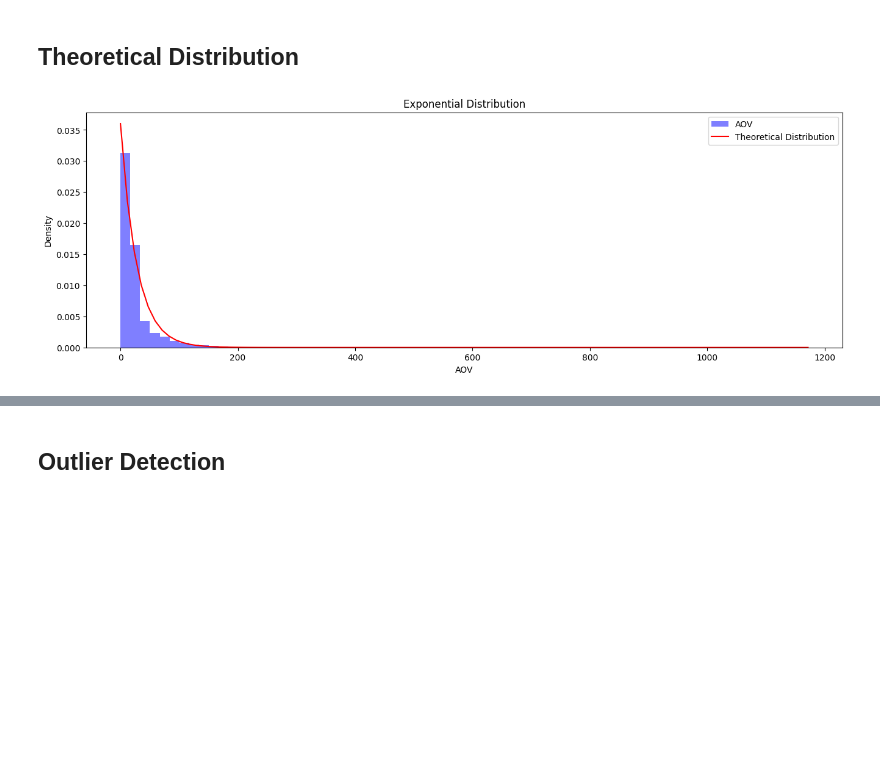
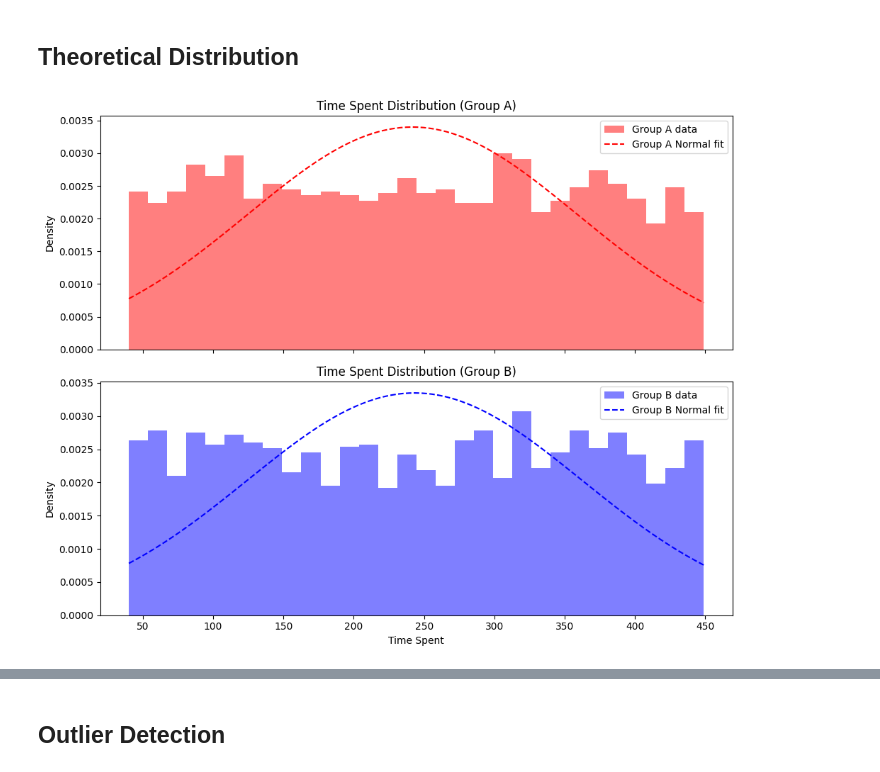
Before and after one commit to OgiAnd/codefinity-conducting-ab-test, a Jupyter notebook: notebook.ipynb, the cells around one changed output, grey strips where cells are left out. Cells and saved outputs as stored; diff of their text form; code cells hidden in the pictures; blank space fills up the shorter version.

```diff
--- a/notebook.ipynb
+++ b/notebook.ipynb
@@ -3,7 +3,7 @@
 # %%
 import pandas as pd
 
-data = pd.read_csv('data.csv')
+data = pd.read_csv('ab_testing.csv')
 
 data.info()
 display(data)
@@ -107,7 +107,7 @@ max            925.234557         3773.200000    49.000000   891.007723
 # Plotting multiple distributions in one figure
 import matplotlib.pyplot as plt
 
-columns = ["AOV", "Total_Amount_Spent", "Page_Views"]
+columns = ["Page Views", "Time Spent"]
 groups = [("Group A", data_a), ("Group B", data_b)]
 
 # Create a figure with len(columns) rows and 2 columns
@@ -128,33 +128,67 @@ plt.show()
 # %% [markdown]
 ## Theoretical Distribution
 # %%
-# Importing mathematical and statistical libraries
+# # Importing mathematical and statistical libraries
+# import numpy as np
+# from scipy import stats
+
+# # Selecting the column
+# column = data_a["Time Spent"]
+
+# # Calculating the theoretical distributions based on the data
+# x_values = np.linspace(min(column), max(column), 100)  # Creating a range of values for the x-axis
+# distributions = {  # Dictionary with calculated theoretical distributions
+#     "Normal": stats.norm.pdf(x_values, *stats.norm.fit(column)),
+#     "Exponential": stats.expon.pdf(x_values, *stats.expon.fit(column)),
+#     "Uniform": stats.uniform.pdf(x_values, loc=min(column), scale=max(column)-min(column))
+# }
+
+# # Specifying the distribution to use
+# distribution_name = "Normal"
+# distribution = distributions[distribution_name]
+
+# # Plotting
+# fig, axes = plt.subplots(1, 1, figsize=(16, 5))  # Creating a single plot
+# axes.hist(column, bins=70, alpha=0.5, label=column.name, density=True, color="blue")  # Histogram of the data
+# axes.plot(x_values, distribution, label="Theoretical Distribution", color="red")  # Theoretical distribution line
+# axes.set_title(f"{distribution_name} Distribution")
+# axes.set_xlabel(column.name)
+# axes.set_ylabel("Density")
+# axes.legend()  # Displaying legend
+# plt.show()
+
 import numpy as np
 from scipy import stats
+import matplotlib.pyplot as plt
 
-# Selecting the column
-column = data_a["AOV"]
+columns = ["Time Spent", "Page Views"]
+groups = [("Group A", data_a), ("Group B", data_b)]
 
-# Calculating the theoretical distributions based on the data
-x_values = np.linspace(min(column), max(column), 100)  # Creating a range of values for the x-axis
-distributions = {  # Dictionary with calculated theoretical distributions
-    "Normal": stats.norm.pdf(x_values, *stats.norm.fit(column)),
-    "Exponential": stats.expon.pdf(x_values, *stats.expon.fit(column)),
-    "Uniform": stats.uniform.pdf(x_values, loc=min(column), scale=max(column)-min(column))
-}
+for col in columns:
+    data_a_col = data_a[col]
+    data_b_col = data_b[col]
+    x_min = min(data_a_col.min(), data_b_col.min())
+    x_max = max(data_a_col.max(), data_b_col.max())
+    x_values = np.linspace(x_min, x_max, 200)
+    dist_a = stats.norm.pdf(x_values, *stats.norm.fit(data_a_col))
+    dist_b = stats.norm.pdf(x_values, *stats.norm.fit(data_b_col))
 
-# Specifying the distribution to use
-distribution_name = "Exponential"
-distribution = distributions[distribution_name]
+    fig, axes = plt.subplots(2, 1, figsize=(10, 8), sharex=True)
+    # Group A
+    axes[0].hist(data_a_col, bins=30, density=True, alpha=0.5, color='r', label="Group A data")
+    axes[0].plot(x_values, dist_a, 'r--', label="Group A Normal fit")
+    axes[0].set_title(f"{col} Distribution (Group A)")
+    axes[0].set_ylabel("Density")
+    axes[0].legend()
+    # Group B
+    axes[1].hist(data_b_col, bins=30, density=True, alpha=0.5, color='b', label="Group B data")
+    axes[1].plot(x_values, dist_b, 'b--', label="Group B Normal fit")
+    axes[1].set_title(f"{col} Distribution (Group B)")
+    axes[1].set_xlabel(col)
+    axes[1].set_ylabel("Density")
+    axes[1].legend()
 
-# Plotting
-fig, axes = plt.subplots(1, 1, figsize=(16, 5))  # Creating a single plot
-axes.hist(column, bins=70, alpha=0.5, label=column.name, density=True, color="blue")  # Histogram of the data
-axes.plot(x_values, distribution, label="Theoretical Distribution", color="red")  # Theoretical distribution line
-axes.set_title(f"{distribution_name} Distribution")
-axes.set_xlabel(column.name)
-axes.set_ylabel("Density")
-axes.legend()  # Displaying legend
-plt.show()
+    plt.tight_layout()
+    plt.show()
 # %% [output]
-[figure, old version]
+[figure, new version]
```
Also changed, not shown: parts of 7 cells of this notebook, 2 other files.
